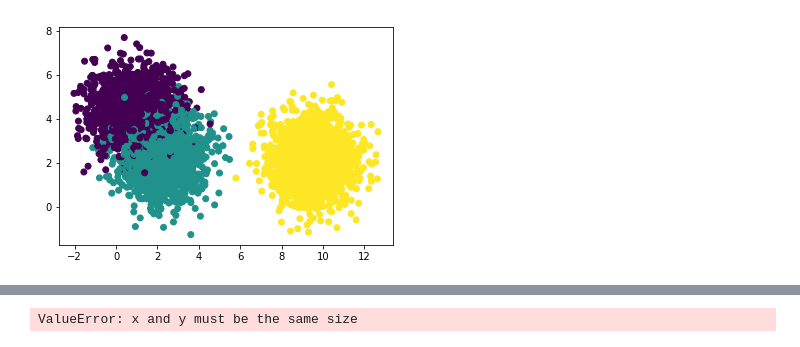
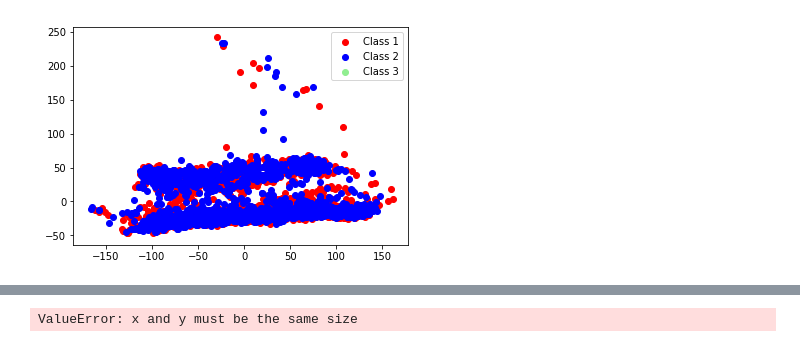
Before and after one commit to zikmout/ATS_learning, a Jupyter notebook: atos4.ipynb, the cells around one changed output, grey strips where cells are left out. Drawn from its saved outputs; the diff is of its cells as text; code cells hidden in the pictures.

```diff
--- a/atos4.ipynb
+++ b/atos4.ipynb
@@ -21,8 +19,15 @@ X, y = make_blobs(n_samples=5100, centers=3, n_features=36, random_state=0)
-# %%
-plt.scatter(X[:,0], X[:,1], c=y)
-plt.show()
-# %% [output]
-[figure, removed]
+# %%
+pca = sklearnPCA(n_components=36) #2-dimensional PCA
+transformed = pd.DataFrame(pca.fit_transform(X))
+# %%
+plt.scatter(transformed[y==1][0], transformed[y==1][1], label='Class 1', c='red')
+plt.scatter(transformed[y==2][0], transformed[y==2][1], label='Class 2', c='blue')
+plt.scatter(transformed[y==3][0], transformed[y==3][1], label='Class 3', c='lightgreen')
+
+plt.legend()
+plt.show()
+# %% [output]
+[figure, added]
 # %%
 plt.scatter(X[y==1]['V1'], X[y==1]['V2'], label='V1', c='red')
 plt.scatter(X[y==2]['V1'], X[y==2]['V2'], label='V2', c='blue')
```
Also changed, not shown: parts of 4 cells of this notebook.
